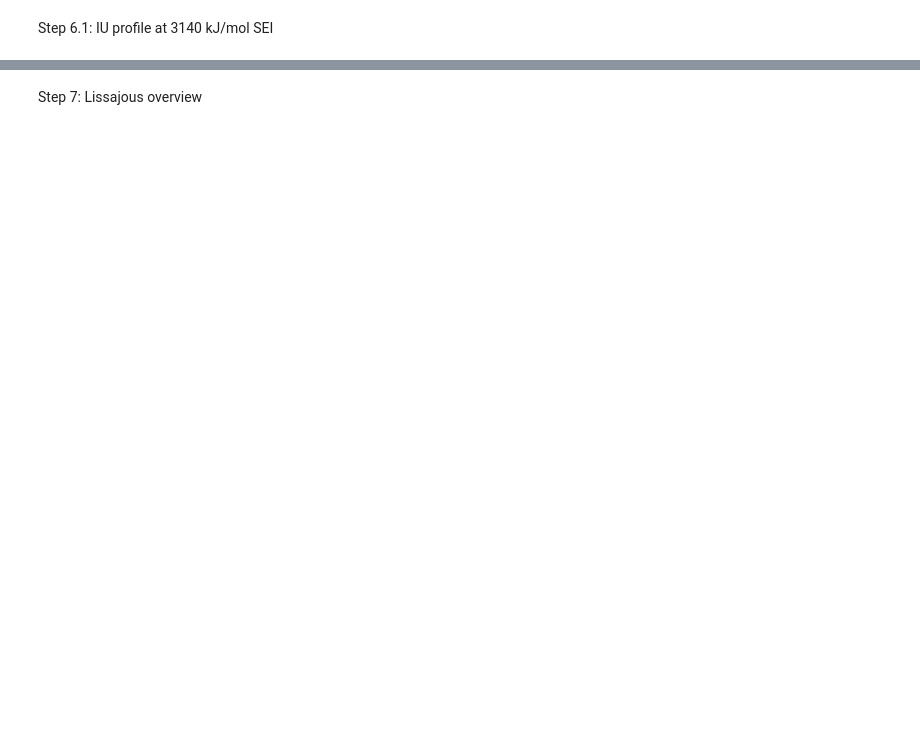
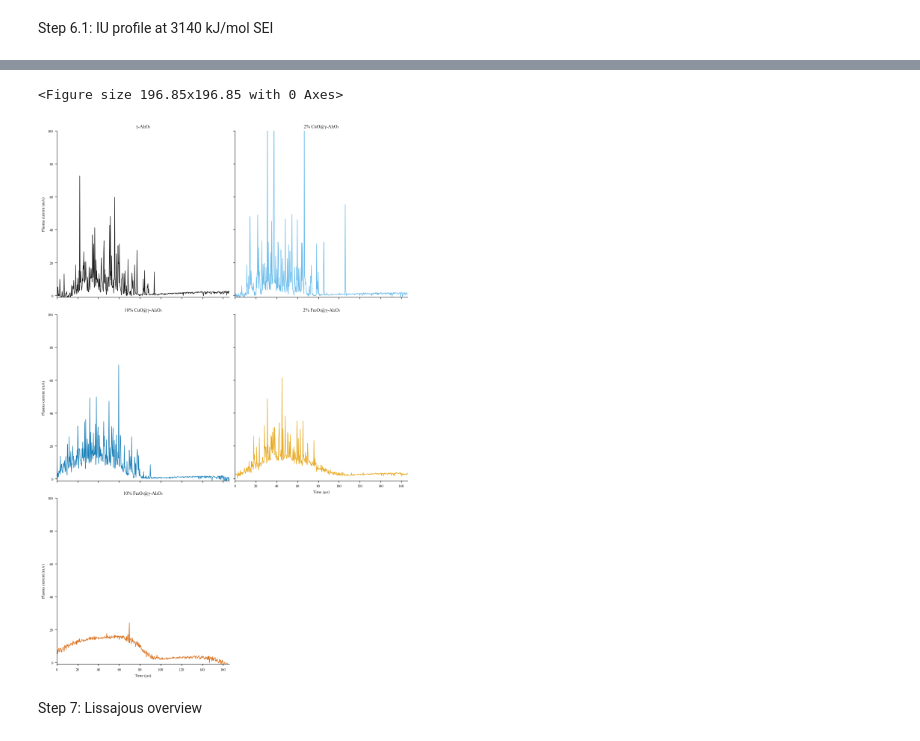
Before and after one commit to sbossier/ladca_incat_envecon_paper, a Jupyter notebook: ipynb/visualisation_electrical.ipynb, the cells around one changed output, grey strips where cells are left out. Saved outputs shown, nothing was run; the diff lists cells and outputs as text; code cells hidden in the pictures; blank space fills up the shorter version.

```diff
--- a/ipynb/visualisation_electrical.ipynb
+++ b/ipynb/visualisation_electrical.ipynb
@@ -693,3 +695,38 @@ plt.show()
+# %%
+plt.figure(figsize=(5/2.54, 5/2.54))  # Adjust the size as needed
+
+g = sns.relplot(
+    data=filtered_df,
+    kind='line',
+    x='time_us',
+    y='current_plasma_mA',
+    col='material_name',
+    col_wrap=2,
+    hue='material_name',
+    hue_order=material_order,
+    palette=cb_colors,
+    legend=False,
+    linewidth=1,
+    alpha=0.9
+)
+
+g.set(xlim=(0, 166))
+g.set(ylim=(-1, 100))
+g.set_xlabels("Time (µs)", fontsize=8)
+g.set_ylabels("Plasma current (mA)", fontsize=8)
+g.set_titles(col_template="{col_name}", size=9)
+
+#g.tight_layout()
+
+plt.savefig(
+    r"C:\Users\sande\Dropbox\Apps\Overleaf\ladca_incat_envecon_paper_elsevier\figs\sander_profile_spread.pdf",
+    bbox_inches='tight'
+)
+
+plt.show()
+# %% [output]
+<Figure size 196.85x196.85 with 0 Axes>
+[figure, added]
 # %% [markdown]
 Step 7: Lissajous overview
 # %%
```
Also changed, not shown: parts of 9 cells of this notebook.
